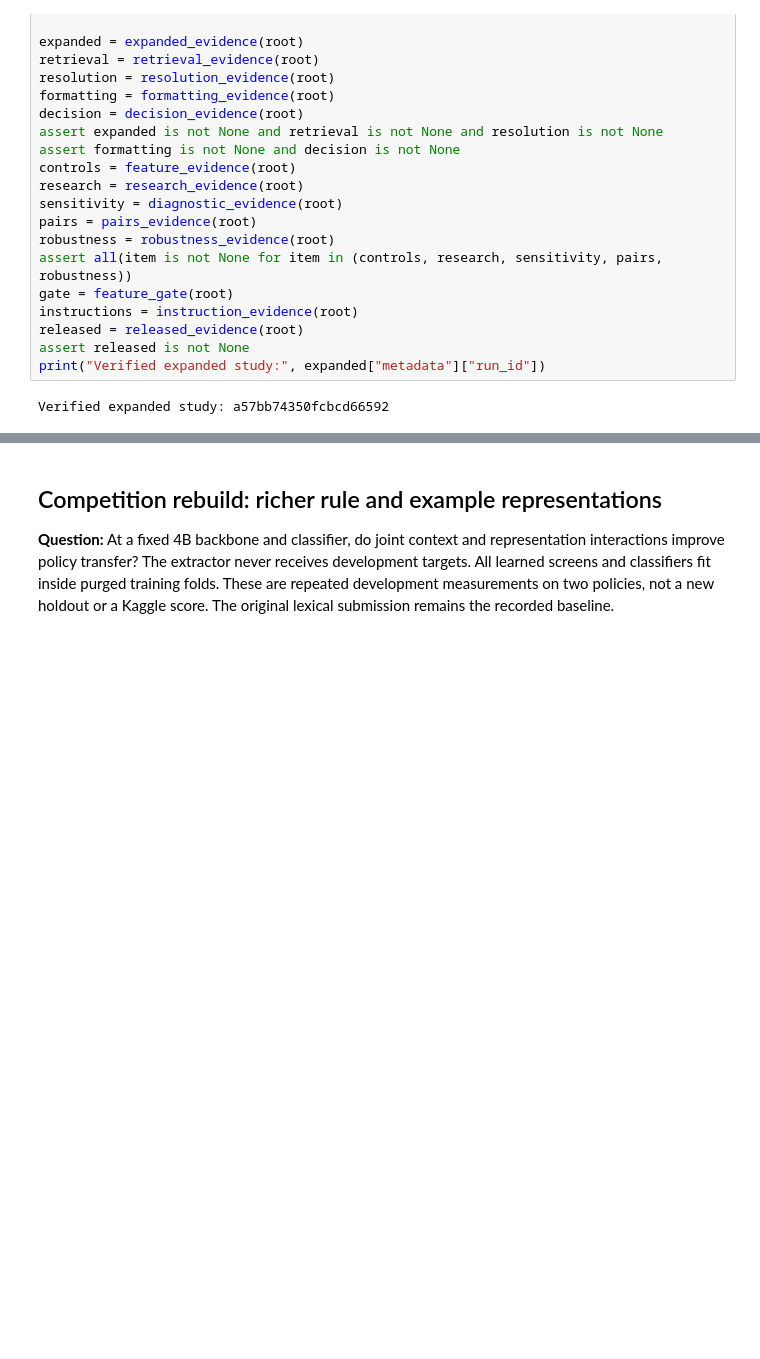
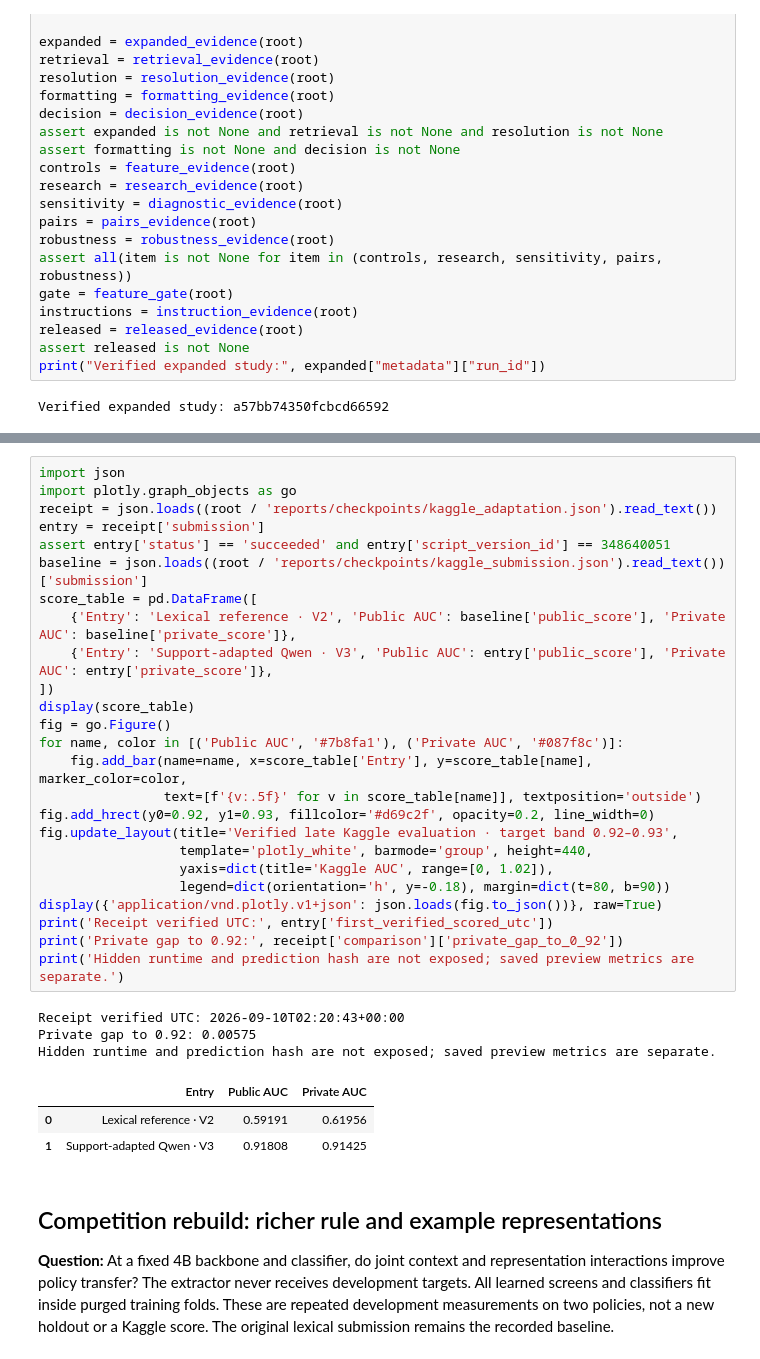
Before and after one commit to alvaromendizabal/jigsaw-rule-classifier, a Jupyter notebook: notebooks/02_baseline_and_review.ipynb, the cells around one changed output, grey strips where cells are left out. Saved outputs shown, nothing was run; the diff lists cells and outputs as text; blank space fills up the shorter version.

```diff
--- a/notebooks/02_baseline_and_review.ipynb
+++ b/notebooks/02_baseline_and_review.ipynb
@@ -77,3 +80,35 @@ Verified expanded study: a57bb74350fcbcd66592
+# %%
+import json
+import plotly.graph_objects as go
+receipt = json.loads((root / 'reports/checkpoints/kaggle_adaptation.json').read_text())
+entry = receipt['submission']
+assert entry['status'] == 'succeeded' and entry['script_version_id'] == 348640051
+baseline = json.loads((root / 'reports/checkpoints/kaggle_submission.json').read_text())['submission']
+score_table = pd.DataFrame([
+    {'Entry': 'Lexical reference · V2', 'Public AUC': baseline['public_score'], 'Private AUC': baseline['private_score']},
+    {'Entry': 'Support-adapted Qwen · V3', 'Public AUC': entry['public_score'], 'Private AUC': entry['private_score']},
+])
+display(score_table)
+fig = go.Figure()
+for name, color in [('Public AUC', '#7b8fa1'), ('Private AUC', '#087f8c')]:
+    fig.add_bar(name=name, x=score_table['Entry'], y=score_table[name], marker_color=color,
+                text=[f'{v:.5f}' for v in score_table[name]], textposition='outside')
+fig.add_hrect(y0=0.92, y1=0.93, fillcolor='#d69c2f', opacity=0.2, line_width=0)
+fig.update_layout(title='Verified late Kaggle evaluation · target band 0.92–0.93',
+                  template='plotly_white', barmode='group', height=440,
+                  yaxis=dict(title='Kaggle AUC', range=[0, 1.02]),
+                  legend=dict(orientation='h', y=-0.18), margin=dict(t=80, b=90))
+display({'application/vnd.plotly.v1+json': json.loads(fig.to_json())}, raw=True)
+print('Receipt verified UTC:', entry['first_verified_scored_utc'])
+print('Private gap to 0.92:', receipt['comparison']['private_gap_to_0_92'])
+print('Hidden runtime and prediction hash are not exposed; saved preview metrics are separate.')
+# %% [output]
+Receipt verified UTC: 2026-09-10T02:20:43+00:00
+Private gap to 0.92: 0.00575
+Hidden runtime and prediction hash are not exposed; saved preview metrics are separate.
+|  | Entry | Public AUC | Private AUC |
+| 0 | Lexical reference · V2 | 0.59191 | 0.61956 |
+| 1 | Support-adapted Qwen · V3 | 0.91808 | 0.91425 |
 # %% [markdown]
 ## Competition rebuild: richer rule and example representations
 
```
Also changed, not shown: parts of 3 cells of this notebook, 13 other files.
